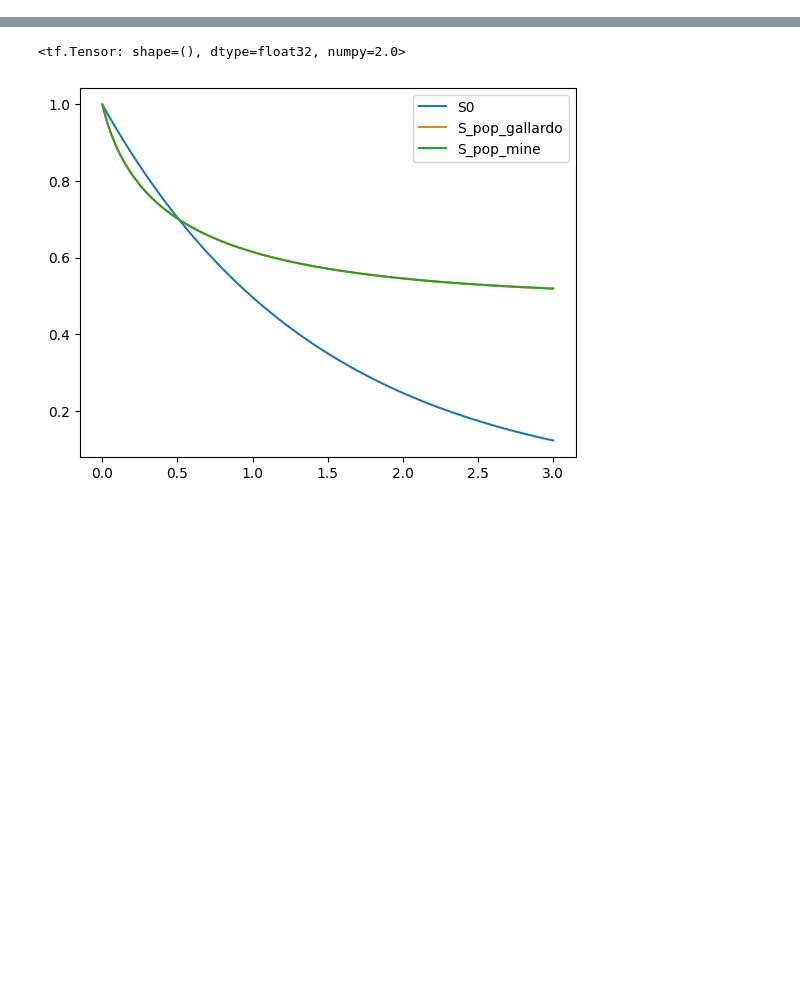
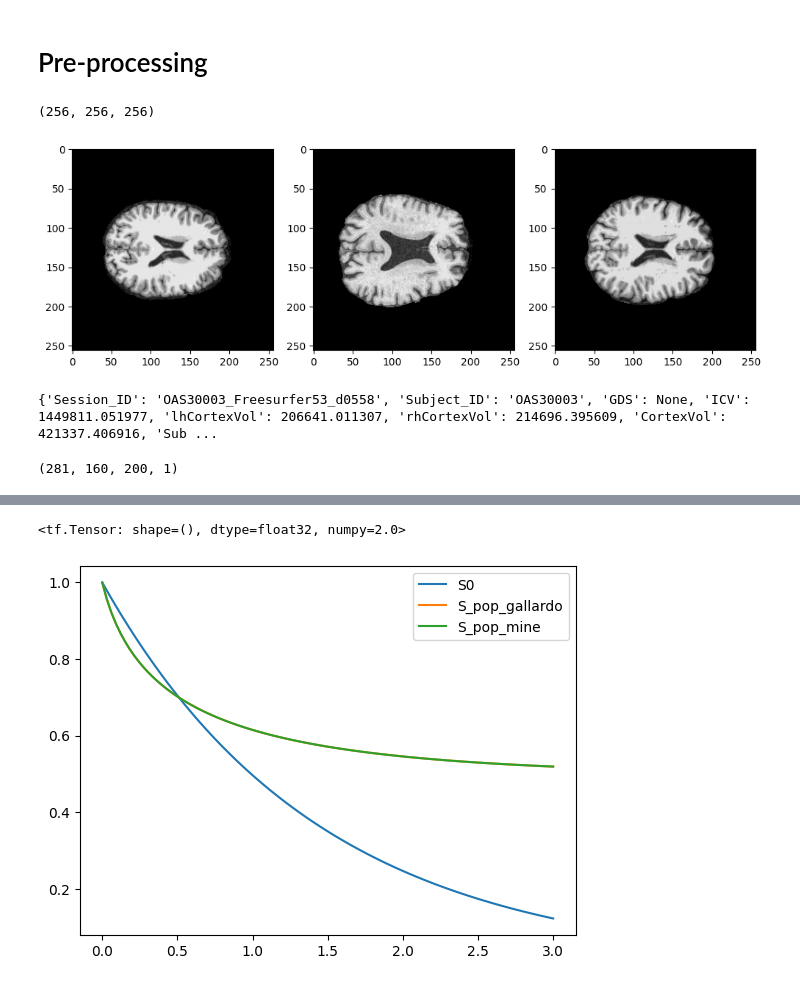
Before and after one commit to nhilariosilva/gndr_mpscr, a Jupyter notebook: OASIS.ipynb, the cells around one changed output, grey strips where cells are left out. Cells and saved outputs as stored; diff of their text form; code cells hidden in the pictures; blank space fills up the shorter version.

```diff
--- a/OASIS.ipynb
+++ b/OASIS.ipynb
@@ -41,0 +272,61 @@ f_M(m) = \frac{a_m(q) \left[\phi(\theta)\right]^m}{A(\phi(\theta))}
+# %% [markdown]
+# Pre-processing
+# %%
+import nibabel as nib
+
+fig, ax = plt.subplots(nrows = 1, ncols = 3, figsize = (12,4))
+
+img1 = nib.load("OASIS Raw Data/brainmasks/OAS30001_brainmask.mgz")
+img2 = nib.load("OASIS Raw Data/brainmasks/OAS30002_brainmask.mgz")
+img3 = nib.load("OASIS Raw Data/brainmasks/OAS30003_brainmask.mgz")
+
+brain1 = img1.get_fdata()
+brain2 = img2.get_fdata()
+brain3 = img3.get_fdata()
+print(brain1.shape)
+
+middle_slice1 = brain1[:, 110, :]
+middle_slice2 = brain2[:, 110, :]
+middle_slice3 = brain3[:, 110, :]
+
+ax[0].imshow( middle_slice1, cmap = "gray" )
+ax[1].imshow( middle_slice2, cmap = "gray" )
+ax[2].imshow( middle_slice3, cmap = "gray" )
+
+plt.show()
+# %% [output]
+(256, 256, 256)
+[figure, added]
+# %%
+import xml.etree.ElementTree as ET
+
+xml_path = "OASIS Raw Data/07_14_26_02_40_28.xml"
+tree = ET.parse(xml_path)
+root = tree.getroot()
+
+# XNAT/FreeSurfer uses the 'fs' namespace for its volumetric measures
+namespaces = {'fs': 'http://nrg.wustl.edu/fs'}
+data = {}
+
+# Extract the Subject/Session ID from the root attributes
+session_label = root.attrib.get('label')
+data['Session_ID'] = session_label
+
+if session_label:
+    data['Subject_ID'] = session_label.split('_')[0]
+
+num_quantities = ["GDS", "ICV", "lhCortexVol", "rhCortexVol", "CortexVol",
+                  "SubCortGrayVol", "TotalGrayVol", "SupraTentorialVol", "lhCorticalWhiteMatterVol",
+                  "rhCorticalWhiteMatterVol", "CorticalWhiteMatterVol",
+                  "TRAUMBRF", "TRAUMEXT", "SMOKYRS", "PACKSPER"]
+
+for col in num_quantities:
+    node = root.find(".//fs:{}".format(col), namespaces)
+    data[col] = float(node.text) if node is not None else None
+print(data)
+# %% [output]
+{'Session_ID': 'OAS30003_Freesurfer53_d0558', 'Subject_ID': 'OAS30003', 'GDS': None, 'ICV': 1449811.051977, 'lhCortexVol': 206641.011307, 'rhCortexVol': 214696.395609, 'CortexVol': 421337.406916, 'Sub ...
+# %%
+img_train.shape
+# %% [output]
+(281, 160, 200, 1)
```
Also changed, not shown: parts of 17 cells of this notebook, 2 other files.
